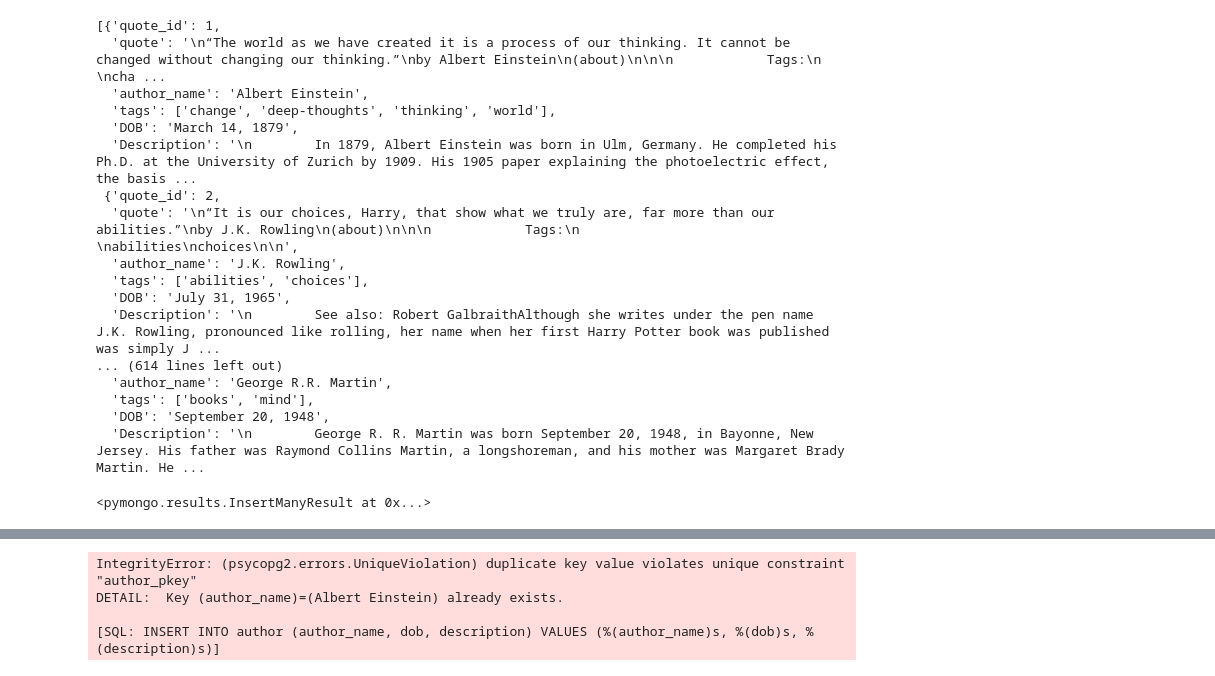
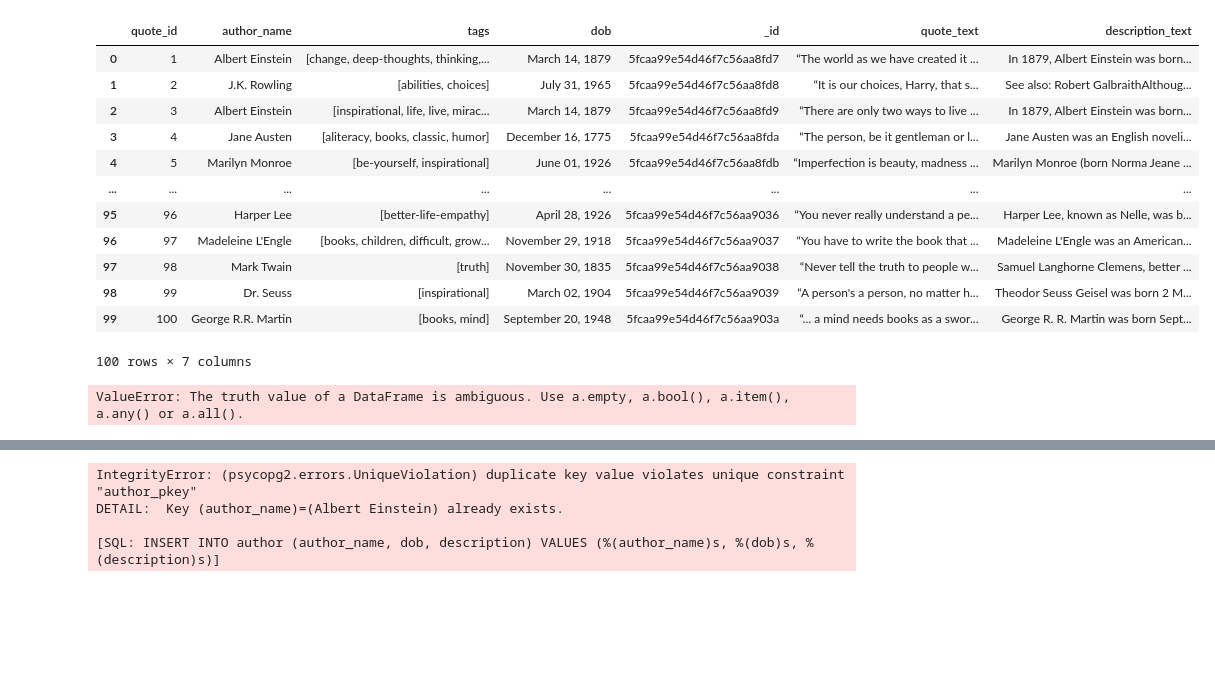
Before and after one commit to stellakk75/ETL-Project, a Jupyter notebook: Scraping-12032020.ipynb, the cells around one changed output, grey strips where cells are left out. Drawn from its saved outputs; the diff is of its cells as text; code cells hidden in the pictures; blank space fills up the shorter version.

```diff
--- a/Scraping-12032020.ipynb
+++ b/Scraping-12032020.ipynb
@@ -111,20 +91,4 @@ In For 100
-# %%
-quote_all
-# %% [output]
-[{'quote_id': 1,
-  'quote': '\n“The world as we have created it is a process of our thinking. It cannot be changed without changing our thinking.”\nby Albert Einstein\n(about)\n\n\n            Tags:\n            \ncha ...
-  'author_name': 'Albert Einstein',
-  'tags': ['change', 'deep-thoughts', 'thinking', 'world'],
-  'DOB': 'March 14, 1879',
-  'Description': '\n        In 1879, Albert Einstein was born in Ulm, Germany. He completed his Ph.D. at the University of Zurich by 1909. His 1905 paper explaining the photoelectric effect, the basis ...
- {'quote_id': 2,
-  'quote': '\n“It is our choices, Harry, that show what we truly are, far more than our abilities.”\nby J.K. Rowling\n(about)\n\n\n            Tags:\n            \nabilities\nchoices\n\n',
-  'author_name': 'J.K. Rowling',
-  'tags': ['abilities', 'choices'],
-  'DOB': 'July 31, 1965',
-  'Description': '\n        See also: Robert GalbraithAlthough she writes under the pen name J.K. Rowling, pronounced like rolling, her name when her first Harry Potter book was published was simply J ...
-... (614 lines left out)
-  'author_name': 'George R.R. Martin',
-  'tags': ['books', 'mind'],
-  'DOB': 'September 20, 1948',
-  'Description': '\n        George R. R. Martin was born September 20, 1948, in Bayonne, New Jersey. His father was Raymond Collins Martin, a longshoreman, and his mother was Margaret Brady Martin. He ...
+# %%
+quote_all_transformed = pd.DataFrame(quote_all)
+quote_all_transformed['quote_text'] = quote_all_transformed['quote'].str.split('\n').str[1]
+quote_all_transformed['description_text'] = quote_all_transformed['description'].str.split('\n').str[1]
@@ -131,3 +99,19 @@ quote_all
+# %%
+quote_all_transformed
+# %% [output]
+|  | quote_id | author_name | tags | dob | _id | quote_text | description_text |
+| 0 | 1 | Albert Einstein | [change, deep-thoughts, thinking,... | March 14, 1879 | 5fcaa99e54d46f7c56aa8fd7 | “The world as we have created it ... | In 1879, Albert Einstein was born... |
+| 1 | 2 | J.K. Rowling | [abilities, choices] | July 31, 1965 | 5fcaa99e54d46f7c56aa8fd8 | “It is our choices, Harry, that s... | See also: Robert GalbraithAlthoug... |
+| 2 | 3 | Albert Einstein | [inspirational, life, live, mirac... | March 14, 1879 | 5fcaa99e54d46f7c56aa8fd9 | “There are only two ways to live ... | In 1879, Albert Einstein was born... |
+| 3 | 4 | Jane Austen | [aliteracy, books, classic, humor] | December 16, 1775 | 5fcaa99e54d46f7c56aa8fda | “The person, be it gentleman or l... | Jane Austen was an English noveli... |
+| 4 | 5 | Marilyn Monroe | [be-yourself, inspirational] | June 01, 1926 | 5fcaa99e54d46f7c56aa8fdb | “Imperfection is beauty, madness ... | Marilyn Monroe (born Norma Jeane ... |
+| ... | ... | ... | ... | ... | ... | ... | ... |
+| 95 | 96 | Harper Lee | [better-life-empathy] | April 28, 1926 | 5fcaa99e54d46f7c56aa9036 | “You never really understand a pe... | Harper Lee, known as Nelle, was b... |
+| 96 | 97 | Madeleine L'Engle | [books, children, difficult, grow... | November 29, 1918 | 5fcaa99e54d46f7c56aa9037 | “You have to write the book that ... | Madeleine L'Engle was an American... |
+| 97 | 98 | Mark Twain | [truth] | November 30, 1835 | 5fcaa99e54d46f7c56aa9038 | “Never tell the truth to people w... | Samuel Langhorne Clemens, better ... |
+| 98 | 99 | Dr. Seuss | [inspirational] | March 02, 1904 | 5fcaa99e54d46f7c56aa9039 | “A person's a person, no matter h... | Theodor Seuss Geisel was born 2 M... |
+| 99 | 100 | George R.R. Martin | [books, mind] | September 20, 1948 | 5fcaa99e54d46f7c56aa903a | “... a mind needs books as a swor... | George R. R. Martin was born Sept... |
+100 rows × 7 columns
 # %%
 # Setup connection to mongodb
 conn = "mongodb://localhost:27017"
@@ -136,6 +120,6 @@ client = pymongo.MongoClient(conn)
 #Load Quotes data
 db = client.quote_etl
 quote = db.author_quote
-quote.insert_many(quote_all)
+quote.insert_many(quote_all_transformed)
 # %% [output]
-<pymongo.results.InsertManyResult at 0x...>
+ValueError: The truth value of a DataFrame is ambiguous. Use a.empty, a.bool(), a.item(), a.any() or a.all().
```
Also changed, not shown: parts of 11 cells of this notebook.
